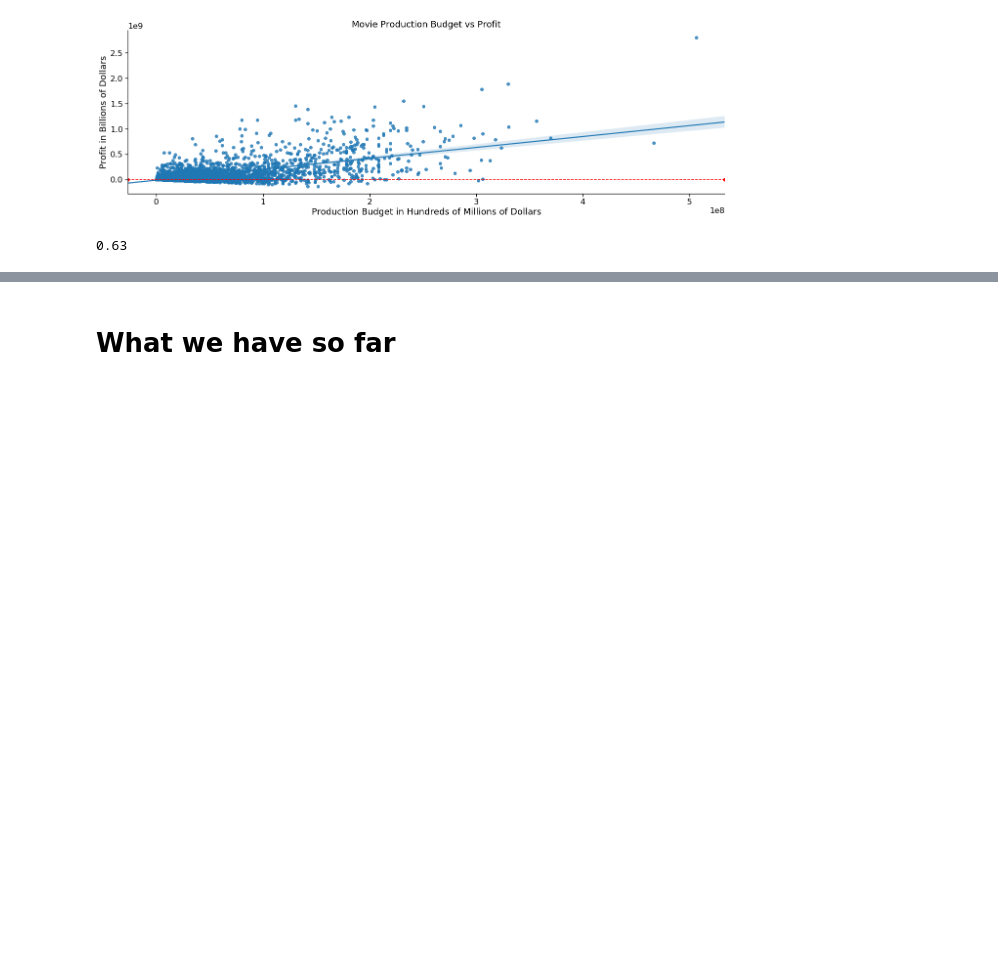
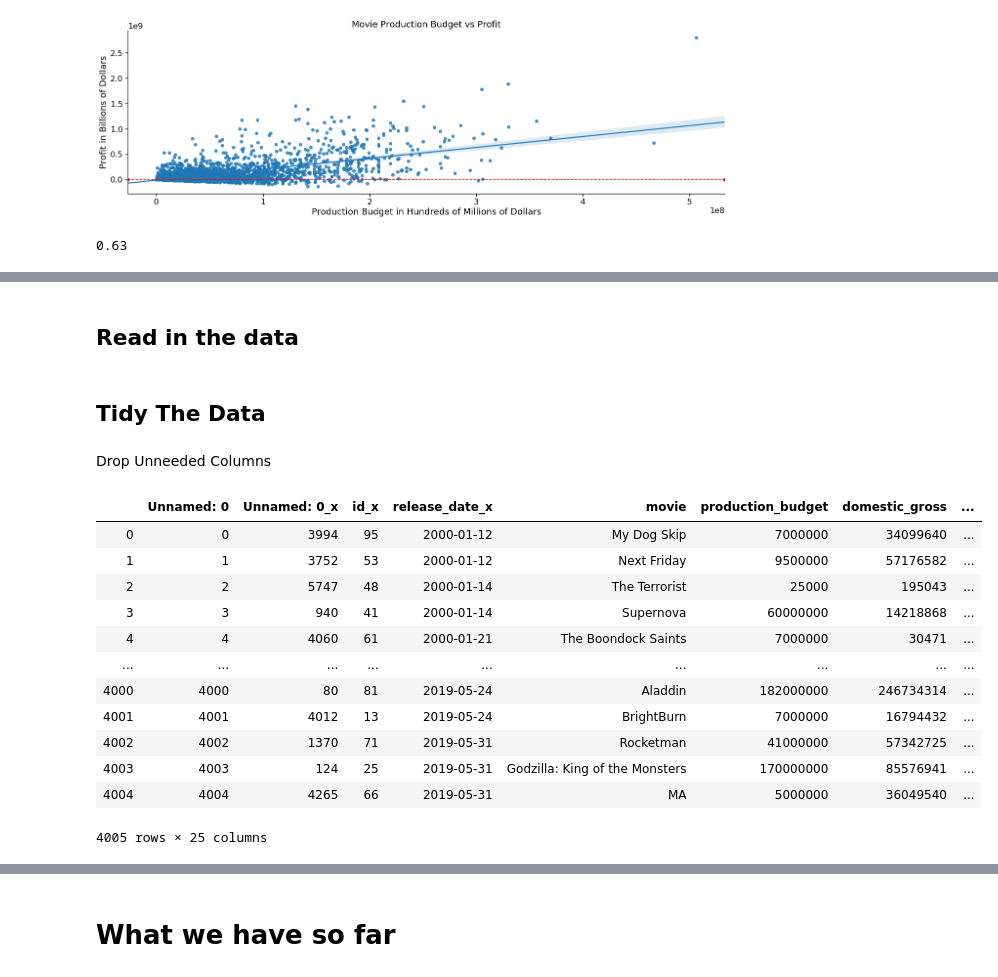
Before and after one commit to merb92/movie-industry-eda, a Jupyter notebook: index.ipynb, the cells around one changed output, grey strips where cells are left out. Drawn from its saved outputs; the diff is of its cells as text; code cells hidden in the pictures; blank space fills up the shorter version.

```diff
--- a/index.ipynb
+++ b/index.ipynb
@@ -1232,0 +1446,24 @@ However we know that a third of these movies lose or make no profit.  We need to
+# %% [markdown]
+## Read in the data
+# %%
+financials_with_genres_df = pd.read_csv('datasets/financials_with_genres.csv')
+# %% [markdown]
+## Tidy The Data
+# %% [markdown]
+Drop Unneeded Columns
+# %%
+financials_with_genres_df
+# %% [output]
+|  | Unnamed: 0 | Unnamed: 0_x | id_x | release_date_x | movie | production_budget | domestic_gross | ... |
+| 0 | 0 | 3994 | 95 | 2000-01-12 | My Dog Skip | 7000000 | 34099640 | ... |
+| 1 | 1 | 3752 | 53 | 2000-01-12 | Next Friday | 9500000 | 57176582 | ... |
+| 2 | 2 | 5747 | 48 | 2000-01-14 | The Terrorist | 25000 | 195043 | ... |
+| 3 | 3 | 940 | 41 | 2000-01-14 | Supernova | 60000000 | 14218868 | ... |
+| 4 | 4 | 4060 | 61 | 2000-01-21 | The Boondock Saints | 7000000 | 30471 | ... |
+| ... | ... | ... | ... | ... | ... | ... | ... | ... |
+| 4000 | 4000 | 80 | 81 | 2019-05-24 | Aladdin | 182000000 | 246734314 | ... |
+| 4001 | 4001 | 4012 | 13 | 2019-05-24 | BrightBurn | 7000000 | 16794432 | ... |
+| 4002 | 4002 | 1370 | 71 | 2019-05-31 | Rocketman | 41000000 | 57342725 | ... |
+| 4003 | 4003 | 124 | 25 | 2019-05-31 | Godzilla: King of the Monsters | 170000000 | 85576941 | ... |
+| 4004 | 4004 | 4265 | 66 | 2019-05-31 | MA | 5000000 | 36049540 | ... |
+4005 rows × 25 columns
```
Also changed, not shown: parts of 55 cells of this notebook, 2 other files.
